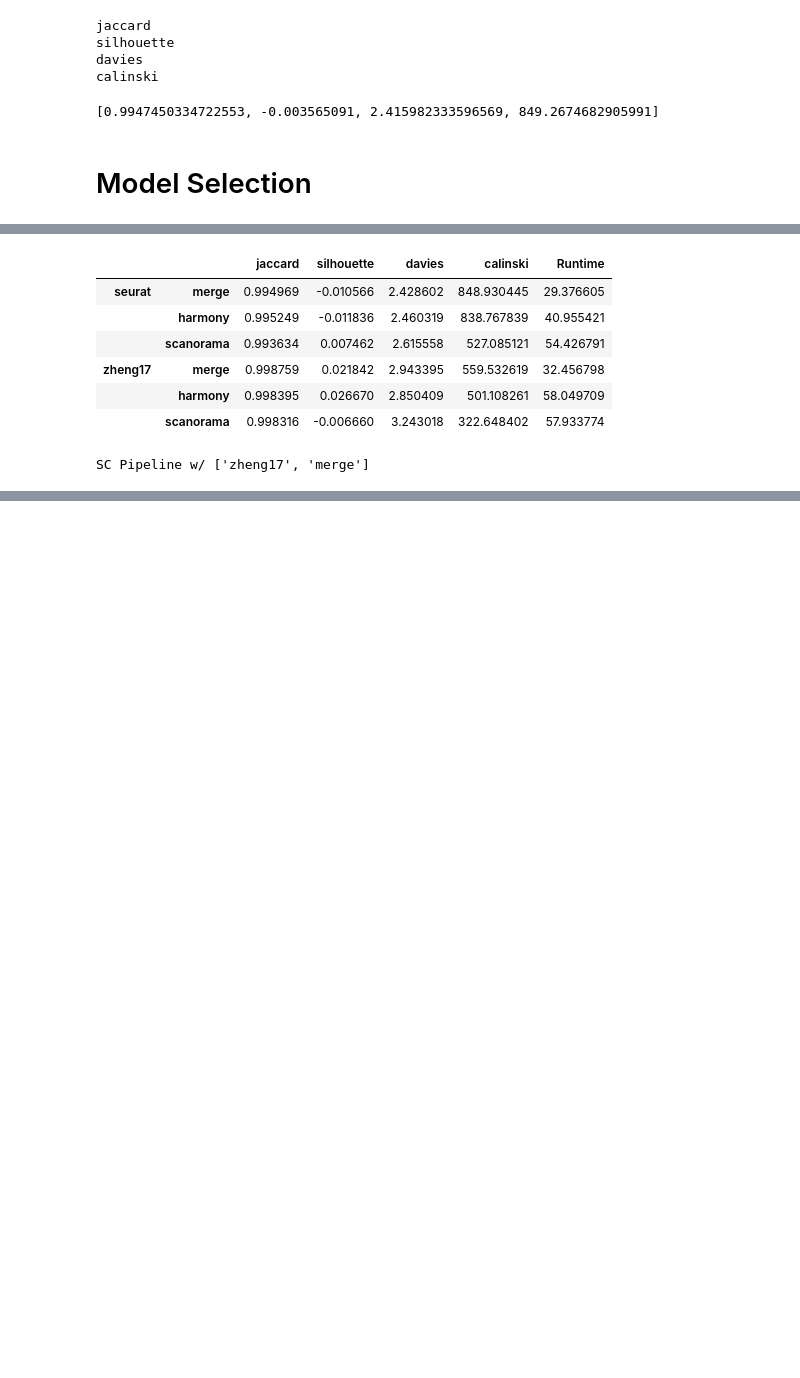
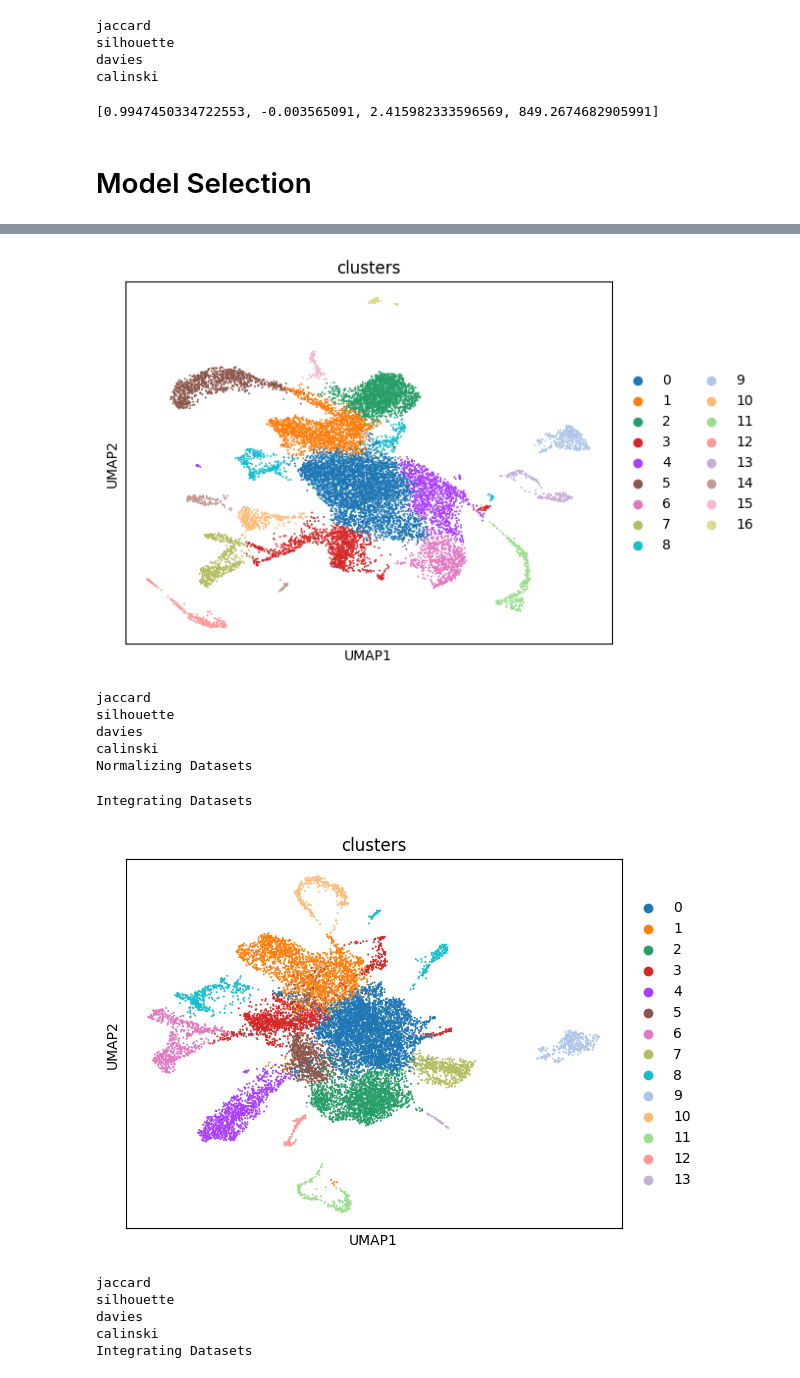
Before and after one commit to mushu-bytes/scRNAseq-benchmarking, a Jupyter notebook: integration_demo.ipynb, the cells around one changed output, grey strips where cells are left out. Drawn from its saved outputs; the diff is of its cells as text; code cells hidden in the pictures; blank space fills up the shorter version.

```diff
--- a/integration_demo.ipynb
+++ b/integration_demo.ipynb
@@ -220,14 +223,3 @@ Integrating Datasets
-# %%
-report
-# %% [output]
-|  |  | jaccard | silhouette | davies | calinski | Runtime |
-| seurat | merge | 0.994969 | -0.010566 | 2.428602 | 848.930445 | 29.376605 |
-|  | harmony | 0.995249 | -0.011836 | 2.460319 | 838.767839 | 40.955421 |
-|  | scanorama | 0.993634 | 0.007462 | 2.615558 | 527.085121 | 54.426791 |
-| zheng17 | merge | 0.998759 | 0.021842 | 2.943395 | 559.532619 | 32.456798 |
-|  | harmony | 0.998395 | 0.026670 | 2.850409 | 501.108261 | 58.049709 |
-|  | scanorama | 0.998316 | -0.006660 | 3.243018 | 322.648402 | 57.933774 |
-# %%
-print(pipeline)
-# %% [output]
-SC Pipeline w/ ['zheng17', 'merge']
+# %%
+report_nsg_ctl, pipeline_nsg_ctl = select.search([nsg_ctl_1_data, nsg_ctl_2_data, nsg_ctl_3_data])
+# %% [output]
@@ -233,0 +234,13 @@ SC Pipeline w/ ['zheng17', 'merge']
+[figure, added]
+jaccard
+silhouette
+davies
+calinski
+Normalizing Datasets
+Integrating Datasets
+[figure, added]
+jaccard
+silhouette
+davies
+calinski
+Integrating Datasets
```
Also changed, not shown: parts of 9 cells of this notebook, 3 other files.
